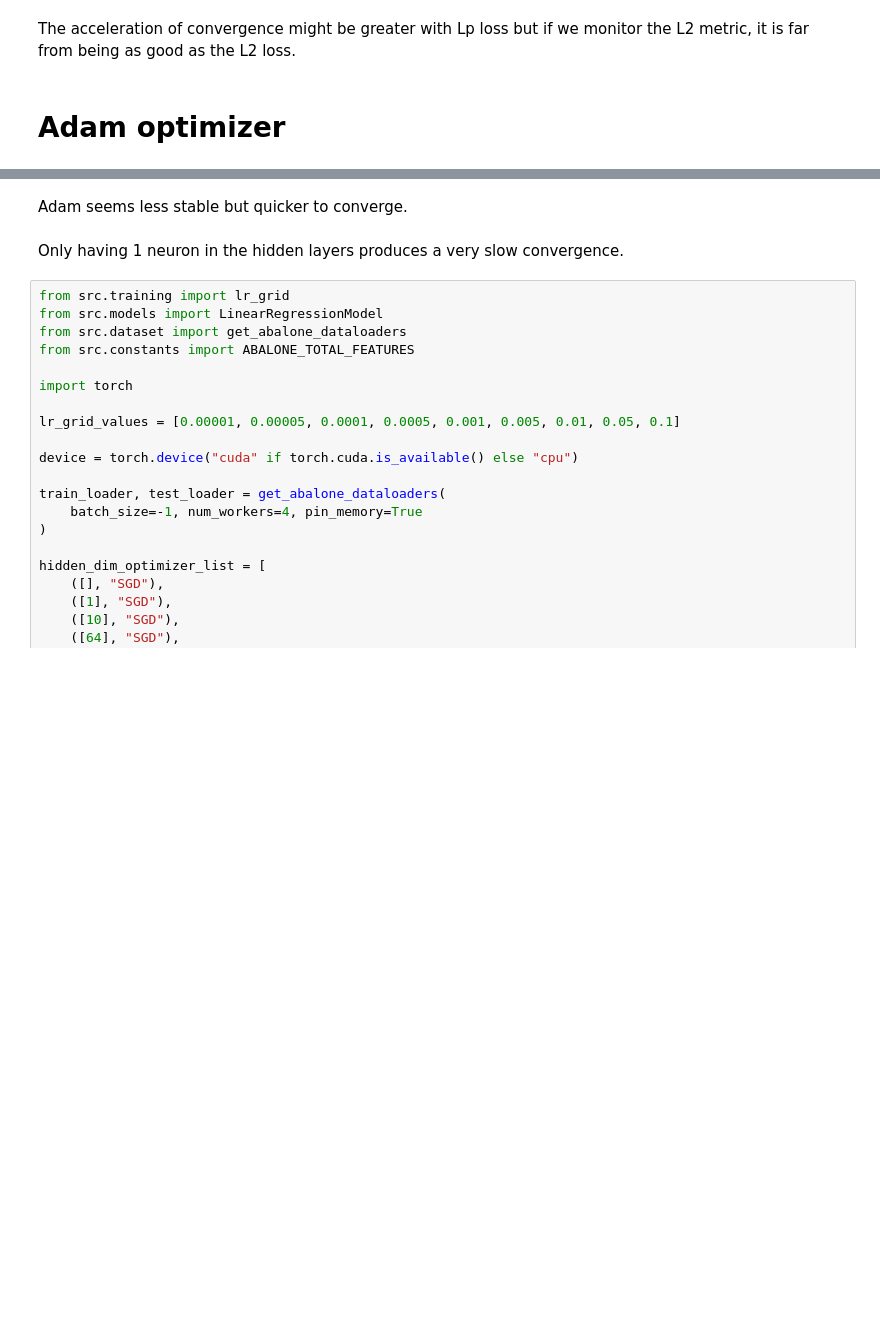
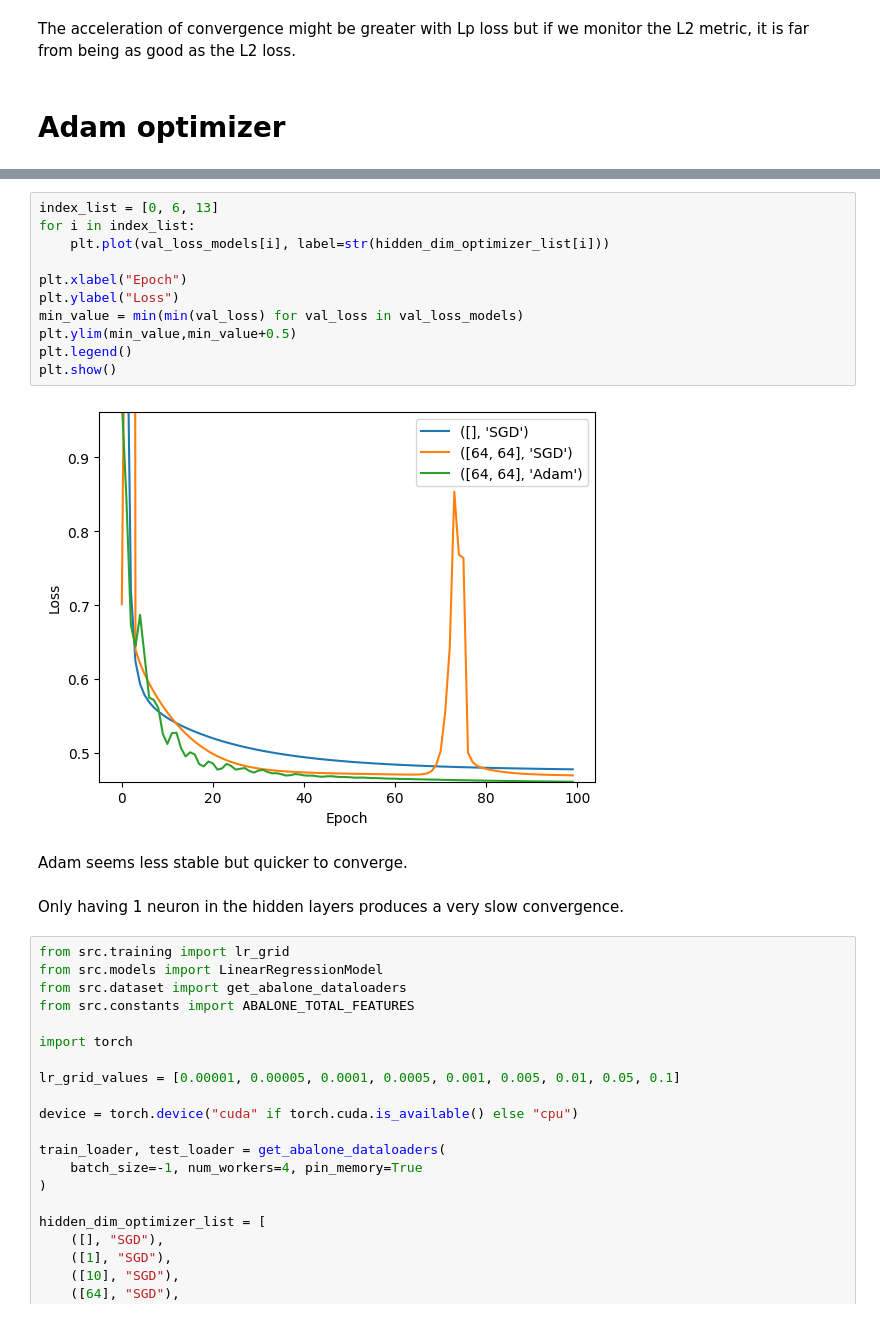
Before and after one commit to clementw168/Implicit-acceleration-by-overparametrization, a Jupyter notebook: tabular_data.ipynb, the cells around one changed output, grey strips where cells are left out. Saved outputs shown, nothing was run; the diff lists cells and outputs as text; blank space fills up the shorter version.

```diff
--- a/tabular_data.ipynb
+++ b/tabular_data.ipynb
@@ -411,3 +411,16 @@ Min loss is 0.47210177779197693
+# %%
+index_list = [0, 6, 13]
+for i in index_list:
+    plt.plot(val_loss_models[i], label=str(hidden_dim_optimizer_list[i]))
+
+plt.xlabel("Epoch")
+plt.ylabel("Loss")
+min_value = min(min(val_loss) for val_loss in val_loss_models)
+plt.ylim(min_value,min_value+0.5)
+plt.legend()
+plt.show()
+# %% [output]
+[figure, added]
 # %% [markdown]
 Adam seems less stable but quicker to converge.
 # %% [markdown]
```
Also changed, not shown: parts of 2 cells of this notebook, 1 other file.
